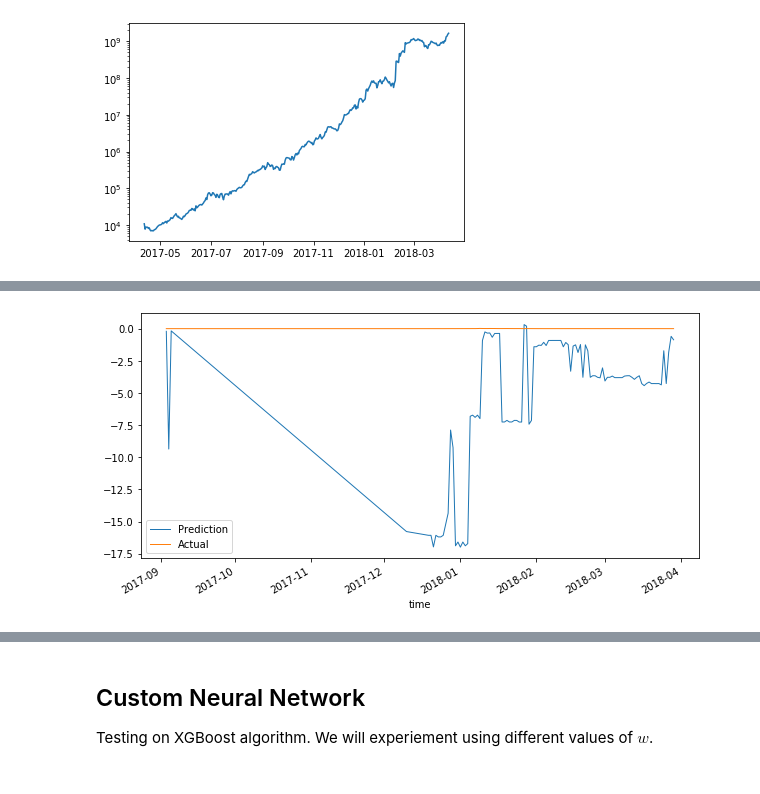
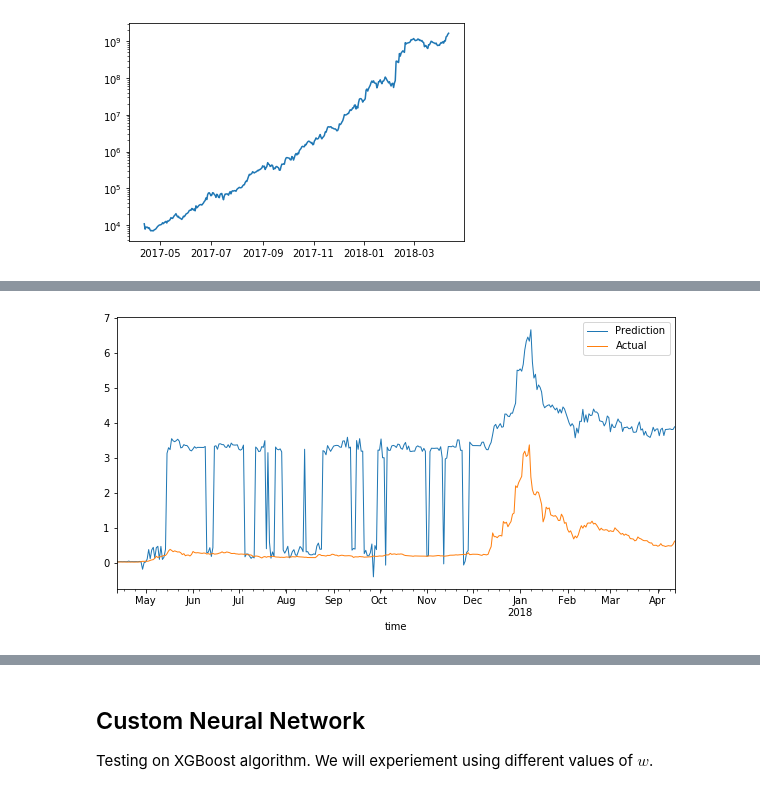
Before and after one commit to stevewam/crypto-prediction, a Jupyter notebook: Model Training.ipynb, the cells around one changed output, grey strips where cells are left out. Saved outputs shown, nothing was run; the diff lists cells and outputs as text; code cells hidden in the pictures.

```diff
--- a/Model Training.ipynb
+++ b/Model Training.ipynb
@@ -60,7 +61,7 @@ def predict_sma_prices(features_df):
 
 # Function to calculate Root Mean Squared of Error, an useful metric to gauge how accurate the model is
 def calculate_mape(asset_matrix):
-    asset_matrix['error'] = abs((asset_matrix['predicted_price']/asset_matrix['actual_price']) - 1) * 100
+    asset_matrix['error'] = abs(1 - (asset_matrix['predicted_price']/asset_matrix['actual_price'])) * 100
     mape = sum(asset_matrix['error'])/len(asset_matrix)
     print('MAPE: {:.4f}'.format(mape))
     return mape
@@ -68,7 +69,7 @@ def calculate_mape(asset_matrix):
 # Function to create a dataframe containing calculations needed to execute the trading strategy
 def construct_asset_matrix(test_df, pred):
     result = test_df.copy()
-    result = result[['sym', 'price_4_last', 'market_cap_4_last', 'target_price']]
+    result = result[['sym', 'price_4_last', 'market_cap_4_last', 'target']]
     result.columns = ['sym', 'previous_price', 'previous_market_cap', 'actual_price']
 
     result['predicted_price'] = pred.values
@@ -218,11 +219,11 @@ def run_xgboost_model(w, hyperparams, prefix, data_dir, data_df, test_start='201
     test_df = features_df[features_df.index >= pd.Timestamp(test_start)]
 
     X_train = pd.DataFrame(train_df.iloc[:,2:-2])
-    Y_train = pd.DataFrame(train_df['target_price'])
+    Y_train = pd.DataFrame(train_df['target'])
     X_val = pd.DataFrame(val_df.iloc[:,2:-2])
-    Y_val = pd.DataFrame(val_df['target_price'])
+    Y_val = pd.DataFrame(val_df['target'])
     X_test = pd.DataFrame(test_df.iloc[:,2:-2])
-    Y_test = pd.DataFrame(test_df['target_price'])
+    Y_test = pd.DataFrame(test_df['target'])
 
 
     pd.concat([Y_train, X_train], axis=1).to_csv(os.path.join(data_dir, 'train.csv'), header=False, index=False)
@@ -319,5 +317,5 @@ features_df = None
-# %%
-plot_predicted_vs_actual(xgb_w50[0], '$$$')
-# %% [output]
-[figure, removed]
+# %%
+plot_predicted_vs_actual(xgb_w7[2], 'XRP')
+# %% [output]
+[figure, added]
 # %%
```
Also changed, not shown: parts of 13 cells of this notebook, 4 other files.
